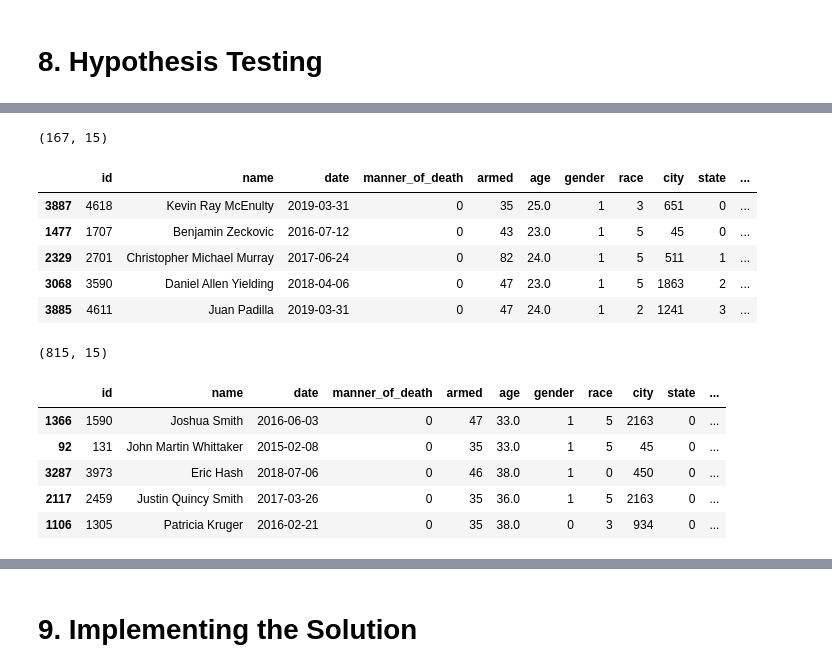
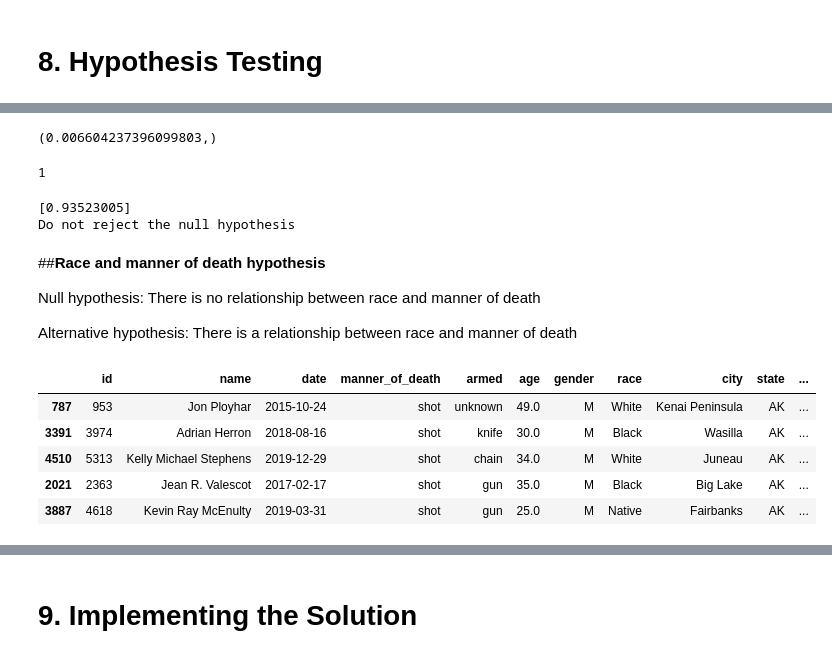
Before and after one commit to MachukaJoy/US_Police_Shootings_Analysis, a Jupyter notebook: US_POLICE_SHOOTING.ipynb, the cells around one changed output, grey strips where cells are left out. Saved outputs shown, nothing was run; the diff lists cells and outputs as text; code cells hidden in the pictures.

```diff
--- a/US_POLICE_SHOOTING.ipynb
+++ b/US_POLICE_SHOOTING.ipynb
@@ -1247,34 +1712,52 @@ abovefive.head()
+# %%
+#calculating chi_square from the contigency tabulation
+obs = np.array([ct.iloc[0][0:2].values,
+                  ct.iloc[1][0:2].values])
+chi_sq_stats=stats.chi2_contingency(obs)[0:1]
+chi_sq_stats
+# %% [output]
+(0.006604237396099803,)
+# %%
+#calculating degrees of freedom.
+
+row_sum = ct.iloc[0:2,2].values
+dof=(len(row_sum)-1)*(len(ct.iloc[2,0:2].values)-1)
+dof
+# %% [output]
+1
+# %%
+#calculating p_value
+p_value=1 - stats.chi2.cdf(chi_sq_stats, dof)
+print(p_value)
+
+#interpreting p_value.
+
+if p_value<0.05:
+  print('Reject the null hypothesis')
+
+else:
+  print('Do not reject the null hypothesis')
+
+#we do not reject the null hypothesis meaning it is not statistically significant
+# %% [output]
+[0.93523005]
+Do not reject the null hypothesis
+# %% [markdown]
+##**Race and manner of death hypothesis**
+
+Null hypothesis: There is no relationship between race and manner of death
+
+Alternative hypothesis: There is a relationship between race and manner of death
 # %%
-# stratified random sampling of the population between 19 and 25
-belnine_sample = belnine.groupby('state', group_keys=False).apply(lambda grouped_subset : grouped_subset.sample(frac=0.2))
+#creating the sample dataset
+sample = df.groupby('state', group_keys=False).apply(lambda grouped_subset : grouped_subset.sample(frac=0.2))
 
-#shape of the sample
-print(belnine_sample.shape)
-
-#preview of the sample
-belnine_sample.head()
+#preview of the sample data
+sample.head()
 # %% [output]
-(167, 15)
 |  | id | name | date | manner_of_death | armed | age | gender | race | city | state | ... |
-| 3887 | 4618 | Kevin Ray McEnulty | 2019-03-31 | 0 | 35 | 25.0 | 1 | 3 | 651 | 0 | ... |
-| 1477 | 1707 | Benjamin Zeckovic | 2016-07-12 | 0 | 43 | 23.0 | 1 | 5 | 45 | 0 | ... |
-| 2329 | 2701 | Christopher Michael Murray | 2017-06-24 | 0 | 82 | 24.0 | 1 | 5 | 511 | 1 | ... |
-| 3068 | 3590 | Daniel Allen Yielding | 2018-04-06 | 0 | 47 | 23.0 | 1 | 5 | 1863 | 2 | ... |
-| 3885 | 4611 | Juan Padilla | 2019-03-31 | 0 | 47 | 24.0 | 1 | 2 | 1241 | 3 | ... |
+| 787 | 953 | Jon Ployhar | 2015-10-24 | shot | unknown | 49.0 | M | White | Kenai Peninsula | AK | ... |
+| 3391 | 3974 | Adrian Herron | 2018-08-16 | shot | knife | 30.0 | M | Black | Wasilla | AK | ... |
+| 4510 | 5313 | Kelly Michael Stephens | 2019-12-29 | shot | chain | 34.0 | M | White | Juneau | AK | ... |
+| 2021 | 2363 | Jean R. Valescot | 2017-02-17 | shot | gun | 35.0 | M | Black | Big Lake | AK | ... |
+| 3887 | 4618 | Kevin Ray McEnulty | 2019-03-31 | shot | gun | 25.0 | M | Native | Fairbanks | AK | ... |
-# %%
-# stratified random sampling of the population between 19 and 25
-abovefive_sample = abovefive.groupby('state', group_keys=False).apply(lambda grouped_subset : grouped_subset.sample(frac=0.2))
-
-#shape of the sample
-print(abovefive_sample.shape)
-
-#preview of the sample
-abovefive_sample.head()
-# %% [output]
-(815, 15)
-|  | id | name | date | manner_of_death | armed | age | gender | race | city | state | ... |
-| 1366 | 1590 | Joshua Smith | 2016-06-03 | 0 | 47 | 33.0 | 1 | 5 | 2163 | 0 | ... |
-| 92 | 131 | John Martin Whittaker | 2015-02-08 | 0 | 35 | 33.0 | 1 | 5 | 45 | 0 | ... |
-| 3287 | 3973 | Eric Hash | 2018-07-06 | 0 | 46 | 38.0 | 1 | 0 | 450 | 0 | ... |
-| 2117 | 2459 | Justin Quincy Smith | 2017-03-26 | 0 | 35 | 36.0 | 1 | 5 | 2163 | 0 | ... |
-| 1106 | 1305 | Patricia Kruger | 2016-02-21 | 0 | 35 | 38.0 | 0 | 3 | 934 | 0 | ... |
```
Also changed, not shown: parts of 107 cells of this notebook.
